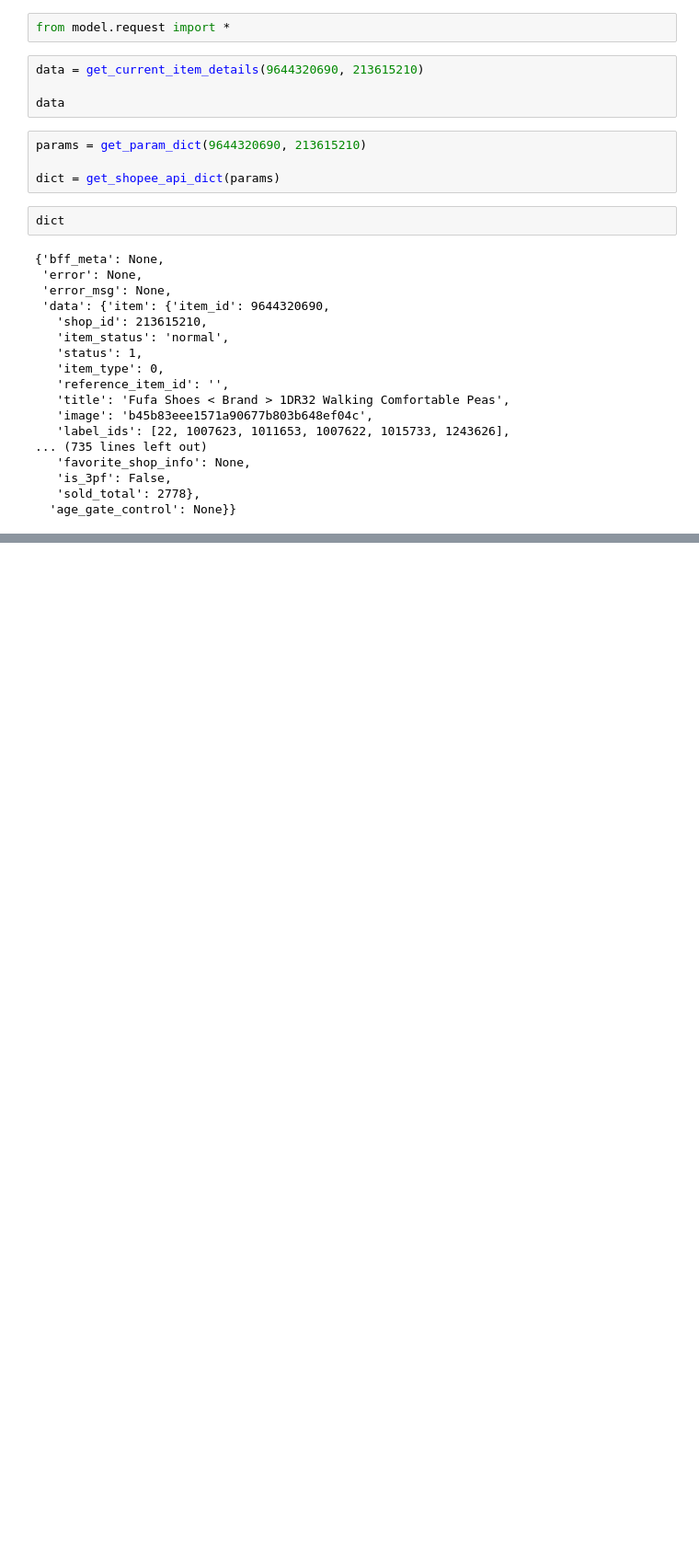
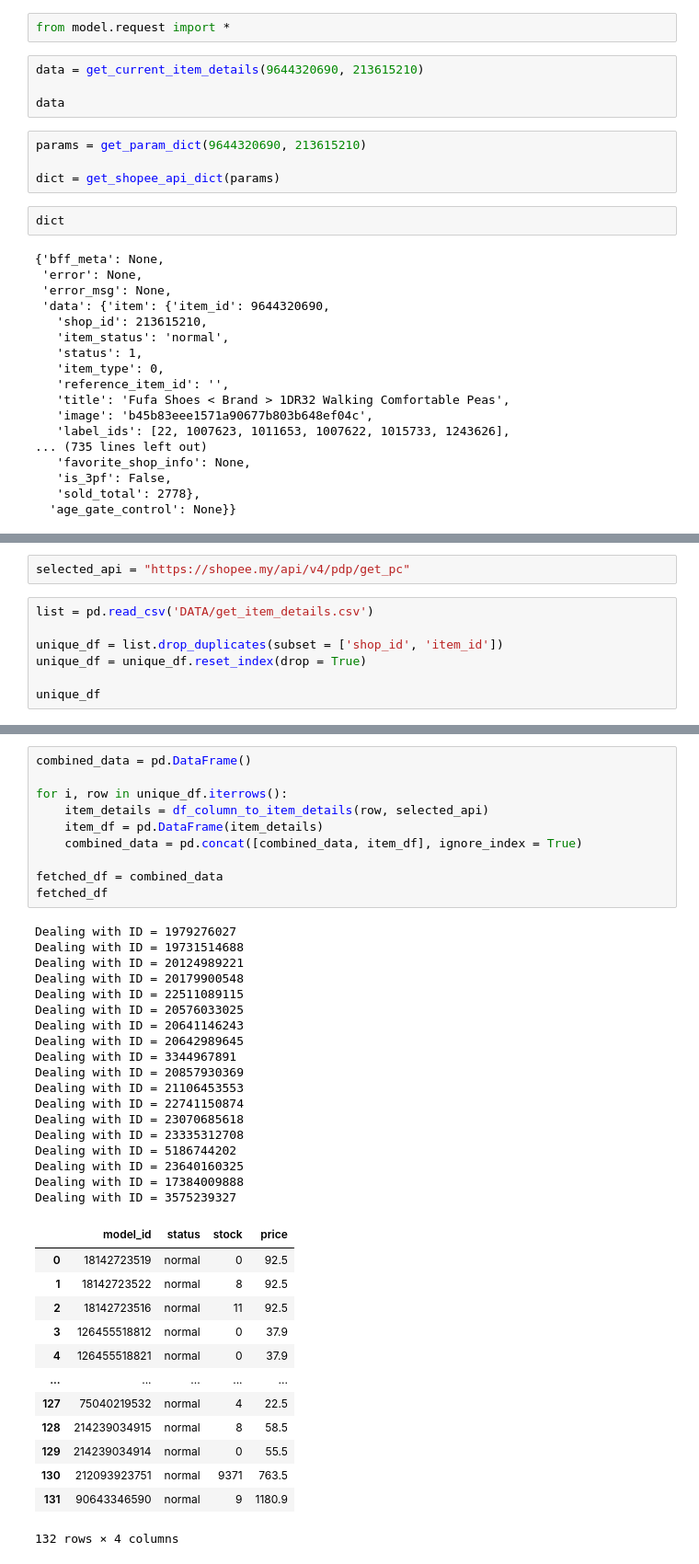
Before and after one commit to eloise-chou/get_item_details, a Jupyter notebook: page/sand_box.ipynb, the cells around one changed output, grey strips where cells are left out. Shown at 92% size. Cells and saved outputs as stored; diff of their text form; blank space fills up the shorter version.

```diff
--- a/page/sand_box.ipynb
+++ b/page/sand_box.ipynb
@@ -172,0 +153,9 @@ dict
+# %%
+selected_api = "https://shopee.my/api/v4/pdp/get_pc"
+# %%
+list = pd.read_csv('DATA/get_item_details.csv')
+
+unique_df = list.drop_duplicates(subset = ['shop_id', 'item_id'])
+unique_df = unique_df.reset_index(drop = True)
+
+unique_df
@@ -172,0 +180,42 @@ dict
+# %%
+combined_data = pd.DataFrame()
+
+for i, row in unique_df.iterrows():
+    item_details = df_column_to_item_details(row, selected_api)
+    item_df = pd.DataFrame(item_details)
+    combined_data = pd.concat([combined_data, item_df], ignore_index = True)
+
+fetched_df = combined_data
+fetched_df
+# %% [output]
+Dealing with ID = 1979276027
+Dealing with ID = 19731514688
+Dealing with ID = 20124989221
+Dealing with ID = 20179900548
+Dealing with ID = 22511089115
+Dealing with ID = 20576033025
+Dealing with ID = 20641146243
+Dealing with ID = 20642989645
+Dealing with ID = 3344967891
+Dealing with ID = 20857930369
+Dealing with ID = 21106453553
+Dealing with ID = 22741150874
+Dealing with ID = 23070685618
+Dealing with ID = 23335312708
+Dealing with ID = 5186744202
+Dealing with ID = 23640160325
+Dealing with ID = 17384009888
+Dealing with ID = 3575239327
+|  | model_id | status | stock | price |
+| 0 | 18142723519 | normal | 0 | 92.5 |
+| 1 | 18142723522 | normal | 8 | 92.5 |
+| 2 | 18142723516 | normal | 11 | 92.5 |
+| 3 | 126455518812 | normal | 0 | 37.9 |
+| 4 | 126455518821 | normal | 0 | 37.9 |
+| ... | ... | ... | ... | ... |
+| 127 | 75040219532 | normal | 4 | 22.5 |
+| 128 | 214239034915 | normal | 8 | 58.5 |
+| 129 | 214239034914 | normal | 0 | 55.5 |
+| 130 | 212093923751 | normal | 9371 | 763.5 |
+| 131 | 90643346590 | normal | 9 | 1180.9 |
+132 rows × 4 columns
```
Also changed, not shown: parts of 5 cells of this notebook, 3 other files.
